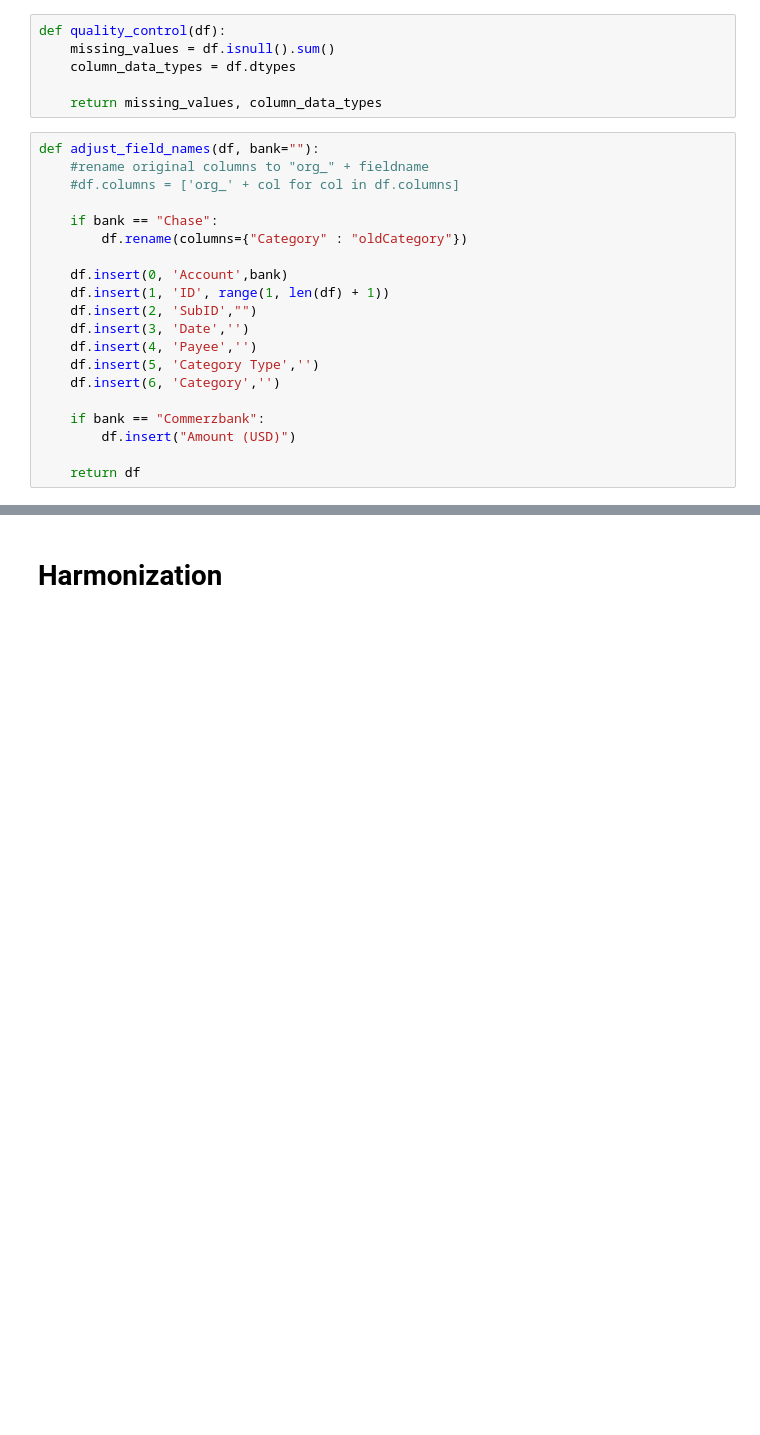
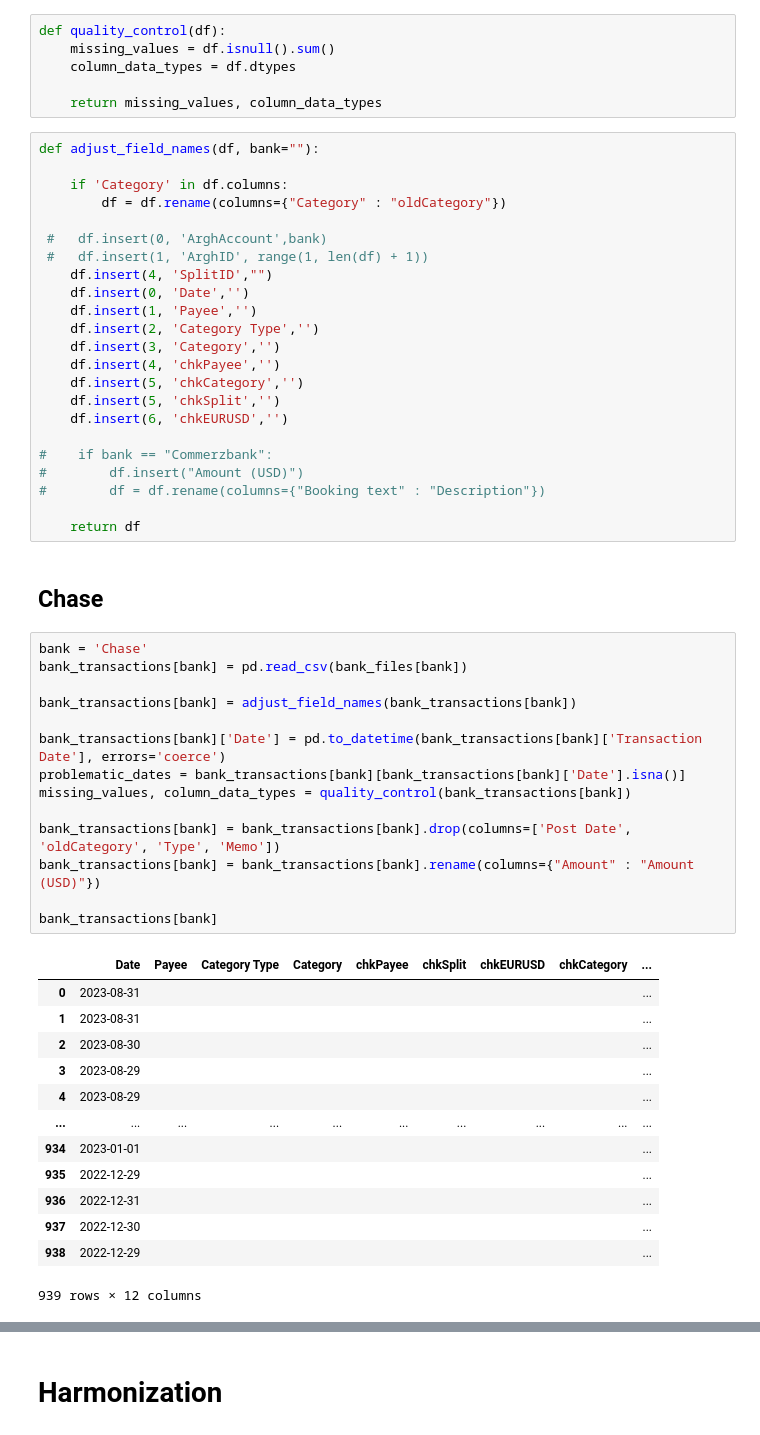
Before and after one commit to axjasf/Personal-Finance-Categorizer, a Jupyter notebook: budget.ipynb, the cells around one changed output, grey strips where cells are left out. Drawn from its saved outputs; the diff is of its cells as text; blank space fills up the shorter version.

```diff
--- a/budget.ipynb
+++ b/budget.ipynb
@@ -66,21 +68,54 @@ def quality_control(df):
     return missing_values, column_data_types
 # %%
 def adjust_field_names(df, bank=""):
-    #rename original columns to "org_" + fieldname
-    #df.columns = ['org_' + col for col in df.columns]
 
-    if bank == "Chase":
-        df.rename(columns={"Category" : "oldCategory"})
+    if 'Category' in df.columns:
+        df = df.rename(columns={"Category" : "oldCategory"})
 
-    df.insert(0, 'Account',bank)
-    df.insert(1, 'ID', range(1, len(df) + 1))
-    df.insert(2, 'SubID',"")
-    df.insert(3, 'Date','')
-    df.insert(4, 'Payee','')
-    df.insert(5, 'Category Type','')
-    df.insert(6, 'Category','')
+ #   df.insert(0, 'ArghAccount',bank)
+ #   df.insert(1, 'ArghID', range(1, len(df) + 1))
+    df.insert(4, 'SplitID',"")
+    df.insert(0, 'Date','')
+    df.insert(1, 'Payee','')
+    df.insert(2, 'Category Type','')
+    df.insert(3, 'Category','')
+    df.insert(4, 'chkPayee','')
+    df.insert(5, 'chkCategory','')
+    df.insert(5, 'chkSplit','')
+    df.insert(6, 'chkEURUSD','')
 
-    if bank == "Commerzbank":
-        df.insert("Amount (USD)")
+#    if bank == "Commerzbank":
+#        df.insert("Amount (USD)")
+#        df = df.rename(columns={"Booking text" : "Description"})
 
     return df
+# %% [markdown]
+## Chase
+# %%
+bank = 'Chase'
+bank_transactions[bank] = pd.read_csv(bank_files[bank])
+
+bank_transactions[bank] = adjust_field_names(bank_transactions[bank])
+
+bank_transactions[bank]['Date'] = pd.to_datetime(bank_transactions[bank]['Transaction Date'], errors='coerce')
+problematic_dates = bank_transactions[bank][bank_transactions[bank]['Date'].isna()]
+missing_values, column_data_types = quality_control(bank_transactions[bank])
+
+bank_transactions[bank] = bank_transactions[bank].drop(columns=['Post Date', 'oldCategory', 'Type', 'Memo'])
+bank_transactions[bank] = bank_transactions[bank].rename(columns={"Amount" : "Amount (USD)"})
+
+bank_transactions[bank]
+# %% [output]
+|  | Date | Payee | Category Type | Category | chkPayee | chkSplit | chkEURUSD | chkCategory | ... |
+| 0 | 2023-08-31 |  |  |  |  |  |  |  | ... |
+| 1 | 2023-08-31 |  |  |  |  |  |  |  | ... |
+| 2 | 2023-08-30 |  |  |  |  |  |  |  | ... |
+| 3 | 2023-08-29 |  |  |  |  |  |  |  | ... |
+| 4 | 2023-08-29 |  |  |  |  |  |  |  | ... |
+| ... | ... | ... | ... | ... | ... | ... | ... | ... | ... |
+| 934 | 2023-01-01 |  |  |  |  |  |  |  | ... |
+| 935 | 2022-12-29 |  |  |  |  |  |  |  | ... |
+| 936 | 2022-12-31 |  |  |  |  |  |  |  | ... |
+| 937 | 2022-12-30 |  |  |  |  |  |  |  | ... |
+| 938 | 2022-12-29 |  |  |  |  |  |  |  | ... |
+939 rows × 12 columns
```
Also changed, not shown: parts of 11 cells of this notebook.
